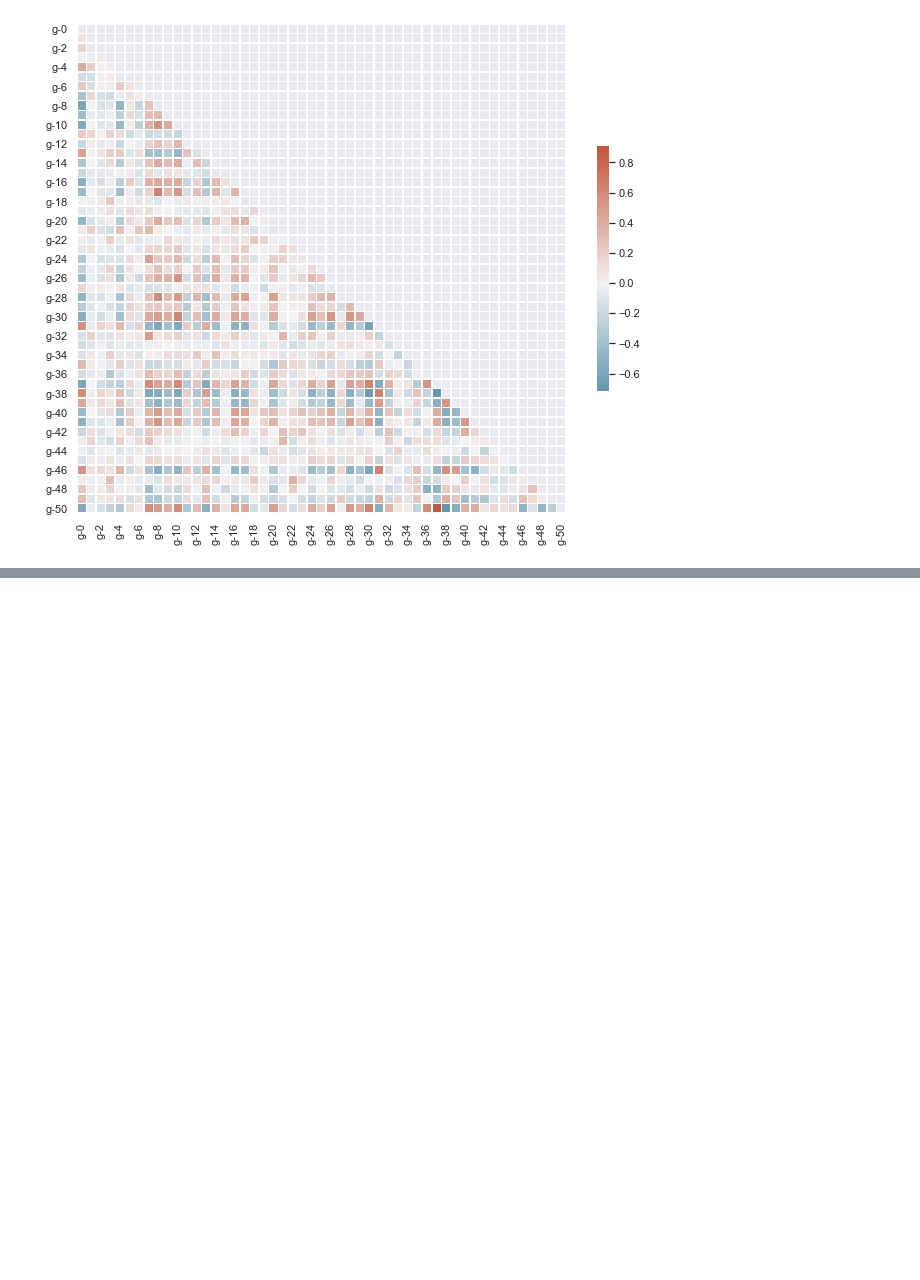
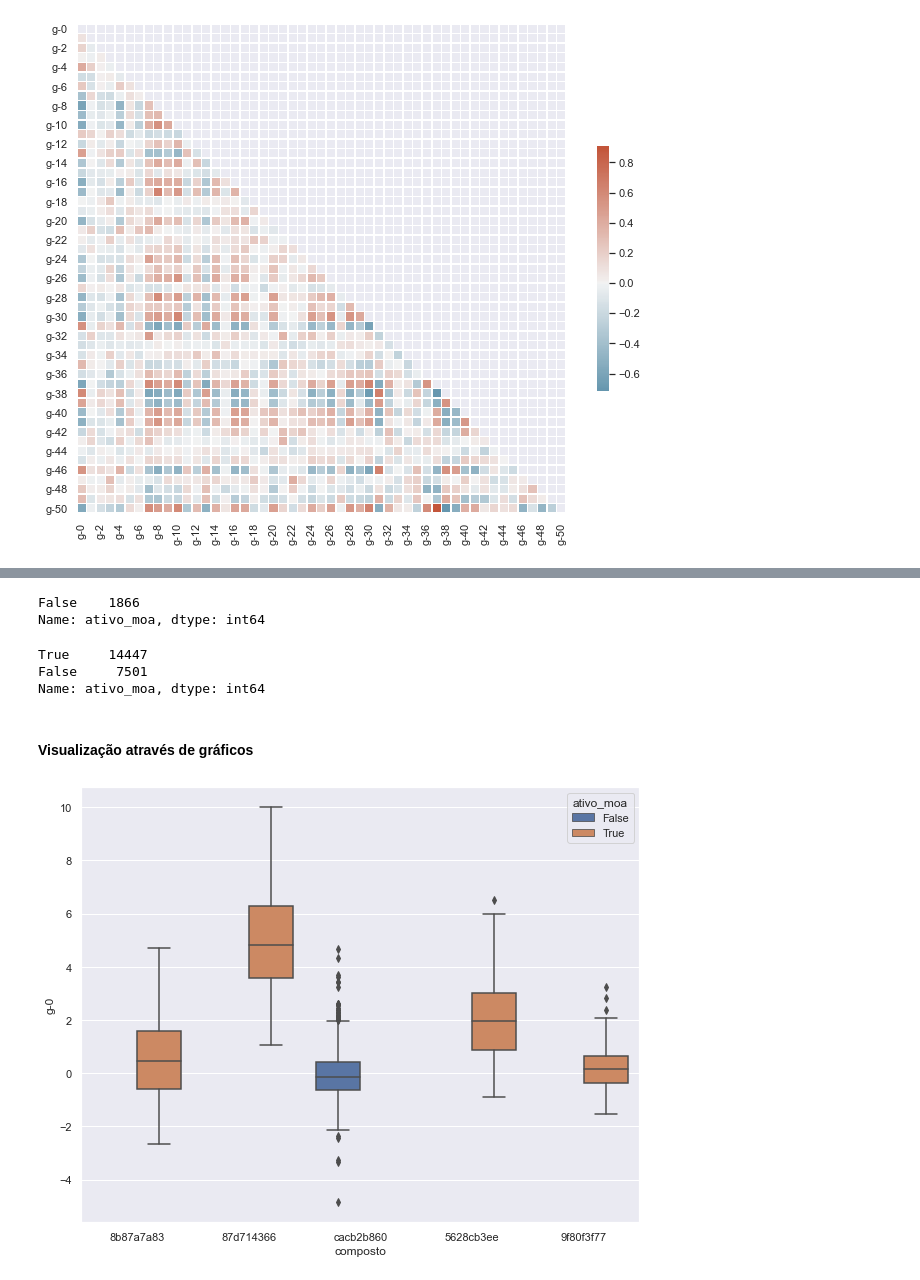
Before and after one commit to RicardoPreto/DataScience_Farmacia, a Jupyter notebook: Project.ipynb, the cells around one changed output, grey strips where cells are left out. Cells and saved outputs as stored; diff of their text form; code cells hidden in the pictures; blank space fills up the shorter version.

```diff
--- a/Project.ipynb
+++ b/Project.ipynb
@@ -420,0 +425,3 @@ sns.heatmap(corr, mask=mask, cmap=cmap, center=0,
+# %%
+df_results = pd.read_csv("https://github.com/alura-cursos/imersaodados3/blob/main/dados/dados_resultados.csv?raw=true")
+df_results.head()
@@ -420,0 +475,6 @@ sns.heatmap(corr, mask=mask, cmap=cmap, center=0,
+# %%
+# Criar uma coluna com a contagem dos mecanismos de ação
+df_results["n_moa"] = df_results.drop("id", axis=1).sum(axis=1)
+
+# Visualizar a coluna
+df_results["n_moa"]
@@ -420,0 +494,6 @@ sns.heatmap(corr, mask=mask, cmap=cmap, center=0,
+# %%
+# Criar uma coluna c/ TRUE e FALSE para a contagem > 0
+df_results["ativo_moa"] = df_results["n_moa"] > 0
+
+# Visualizar a coluna
+df_results["ativo_moa"]
@@ -420,0 +524,6 @@ sns.heatmap(corr, mask=mask, cmap=cmap, center=0,
+# %%
+# Fazer a junção de dois dataframes
+df_end = pd.merge(df, df_results[["id", "n_moa", "ativo_moa"]], on="id")
+
+# Visualizar o novo datafram
+df_end.head()
@@ -420,0 +538,22 @@ sns.heatmap(corr, mask=mask, cmap=cmap, center=0,
+# %%
+# VIsualizar se houve ativo_moa = True, quando o tipo de tratamento é == com_controle  -- Não deve ocorrer
+df_end.query('tratamento == "com_controle"')["ativo_moa"].value_counts()
+# %% [output]
+False    1866
+Name: ativo_moa, dtype: int64
+# %%
+# VIsualizar se houve ativo_moa = True, quando o tipo de tratamento é == com_droga
+df_end.query('tratamento == "com_droga"')["ativo_moa"].value_counts()
+# %% [output]
+True     14447
+False     7501
+Name: ativo_moa, dtype: int64
+# %% [markdown]
+#### Visualização através de gráficos
+# %%
+principal_comp = df_end["composto"].value_counts().index[:5]
+plt.figure(figsize=(10,8))
+ax = sns.boxplot(data=df_end.query("composto in @principal_comp"), x="composto", y="g-0", hue="ativo_moa")
+plt.show(ax)
+# %% [output]
+[figure, added]
```
Also changed, not shown: parts of 15 cells of this notebook.
